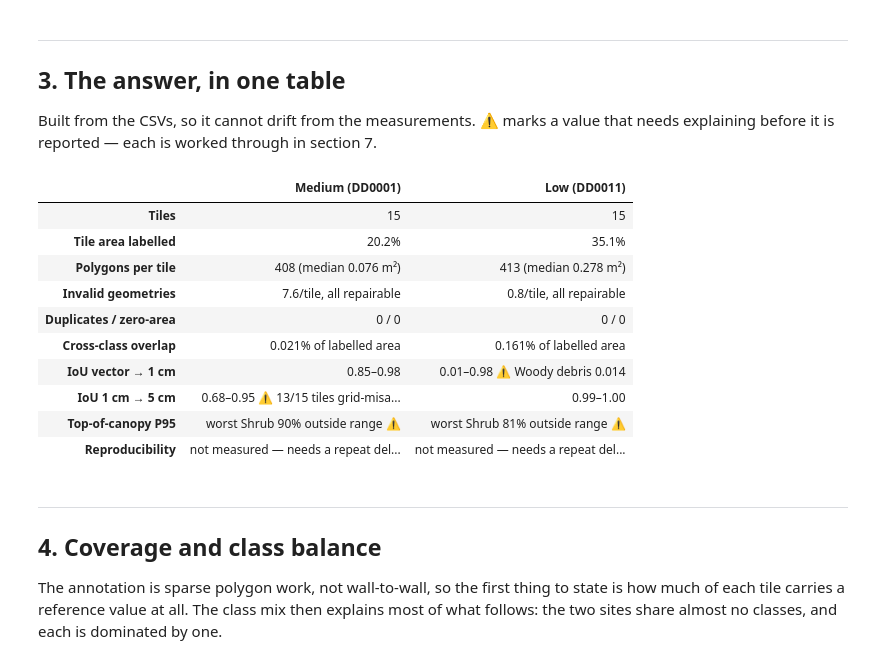
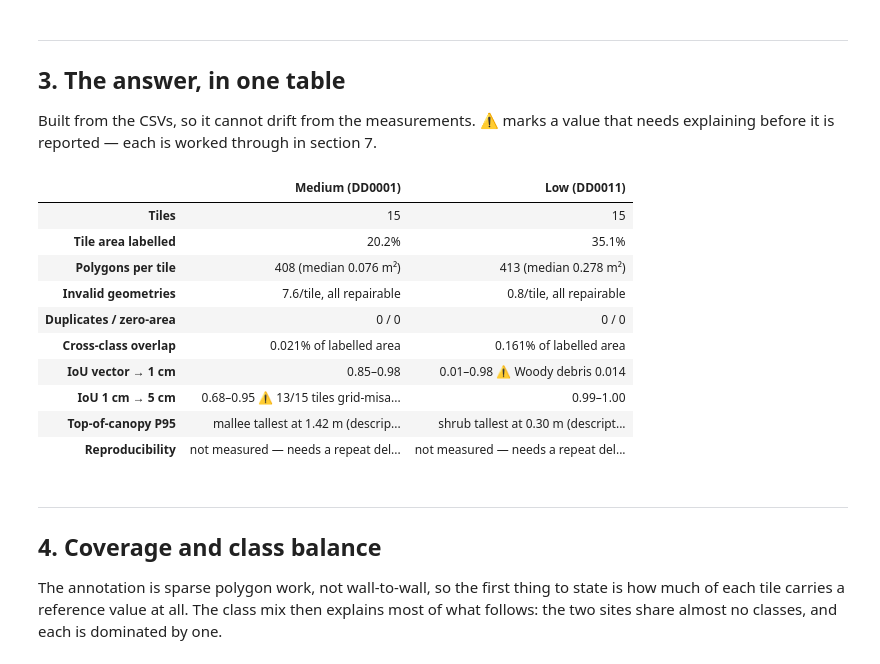
Before and after one commit to LNSOTOM/fvc_structure, a Jupyter notebook: phase_3_2D_imagery_prep/step_3_label_quality/notebooks/01_label_quality_assessment.ipynb, the cells around one changed output. Saved outputs shown, nothing was run; the diff lists cells and outputs as text; code cells hidden in the pictures.

```diff
--- a/phase_3_2D_imagery_prep/step_3_label_quality/notebooks/01_label_quality_assessment.ipynb
+++ b/phase_3_2D_imagery_prep/step_3_label_quality/notebooks/01_label_quality_assessment.ipynb
@@ -168,41 +173,42 @@ rows = []
 for cond in CONDITIONS:
     d = DATA[cond]
     a, tiles, issues = d['avg'], d['per_tile'], d['issues']
-    worst_h = max(((n, a.get(f'Height outliers {n} (%)')) for n in CLASS_LABELS.values()
-                   if pd.notna(a.get(f'Height outliers {n} (%)'))),
+    # Descriptive only: growth form implies no height, so there is no verdict to report.
+    tallest = max(((n, a.get(f'P95 Znorm {n} (m)')) for n in CLASS_LABELS.values()
+                   if pd.notna(a.get(f'P95 Znorm {n} (m)'))),
                   key=lambda kv: kv[1], default=None)
     misaligned = int((tiles['5 cm grid offset (cm)'] > 0).sum())
     rows.append({
         'Site': f"{cond} ({d['site'].split('_')[-1]})",
         'Tiles': len(tiles),
         'Tile area labelled': f"{a['Labelled area (%)']:.1f}%",
         'Polygons per tile': f"{a['Polygons']:.0f} (median {a['Median polygon area (m2)']:.3f} m²)",
         'Invalid geometries': f"{a['Invalid geometries']:.1f}/tile, "
                               f"{'all' if a['Invalid geometries'] == a['Repairable by buffer(0)'] else 'some'} repairable",
         'Duplicates / zero-area': f"{a['Duplicate geometries']:.0f} / {a['Empty or zero-area']:.0f}",
         'Cross-class overlap': f"{a['Cross-class overlap (%)']:.3f}% of labelled area",
         'IoU vector → 1 cm': fmt_range(a, 'IoU raster'),
         'IoU 1 cm → 5 cm': fmt_range(a, 'IoU 5 cm')
                            + (f'  ⚠ {misaligned}/{len(tiles)} tiles grid-misaligned' if misaligned else ''),
-        f'Top-of-canopy P{CANOPY_PERCENTILE}': 'not measured (no LAS matched)' if worst_h is None
-            else f'worst {worst_h[0]} {worst_h[1]:.0f}% outside range' + (' ⚠' if worst_h[1] > 50 else ''),
+        f'Top-of-canopy P{CANOPY_PERCENTILE}': 'not measured (no LAS matched)' if tallest is None
+            else f'{tallest[0].lower()} tallest at {tallest[1]:.2f} m (descriptive)',
         'Reproducibility': 'not measured — needs a repeat delineation',
     })
 
 answer = pd.DataFrame(rows).set_index('Site').T
 answer.columns.name = None
 display(answer)
 # %% [output]
 |  | Medium (DD0001) | Low (DD0011) |
 | Tiles | 15 | 15 |
 | Tile area labelled | 20.2% | 35.1% |
 | Polygons per tile | 408 (median 0.076 m²) | 413 (median 0.278 m²) |
 | Invalid geometries | 7.6/tile, all repairable | 0.8/tile, all repairable |
 | Duplicates / zero-area | 0 / 0 | 0 / 0 |
 | Cross-class overlap | 0.021% of labelled area | 0.161% of labelled area |
 | IoU vector → 1 cm | 0.85–0.98 | 0.01–0.98 ⚠ Woody debris 0.014 |
 | IoU 1 cm → 5 cm | 0.68–0.95 ⚠ 13/15 tiles grid-misa... | 0.99–1.00 |
-| Top-of-canopy P95 | worst Shrub 90% outside range ⚠ | worst Shrub 81% outside range ⚠ |
+| Top-of-canopy P95 | mallee tallest at 1.42 m (descrip... | shrub tallest at 0.30 m (descript... |
 | Reproducibility | not measured — needs a repeat del... | not measured — needs a repeat del... |
 # %% [markdown]
 ---
```
Also changed, not shown: parts of 6 cells of this notebook.
